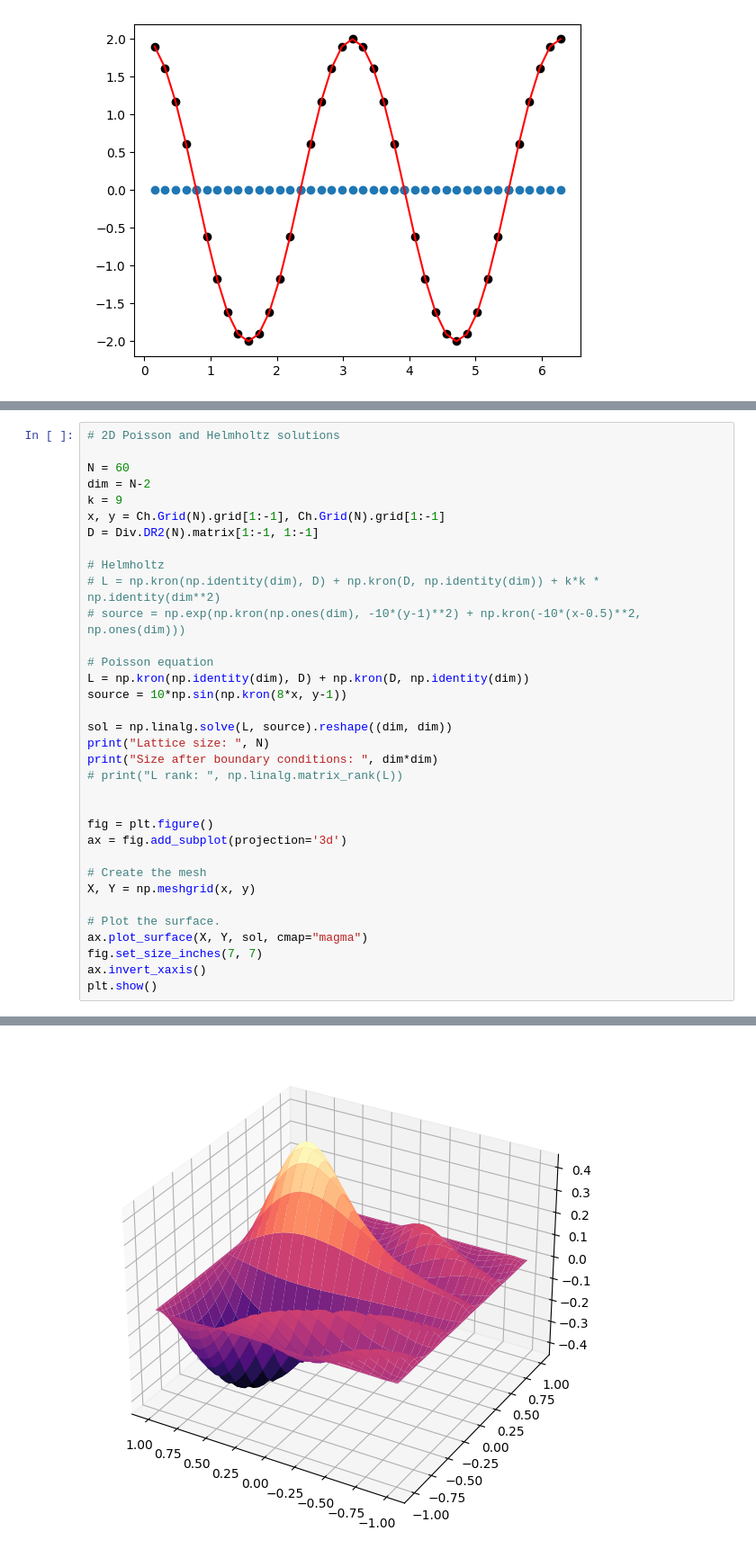
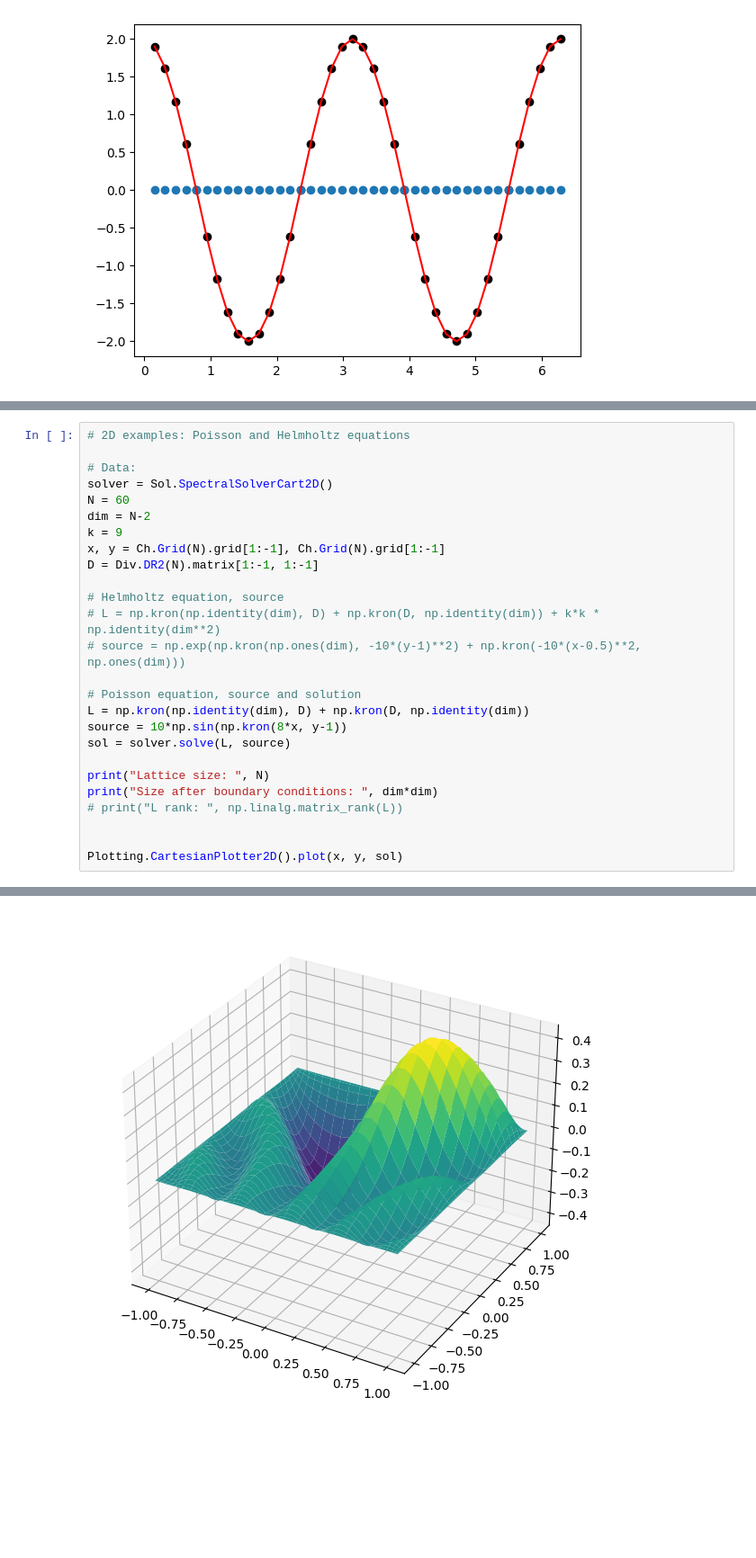
Before and after one commit to KsymenaPoradzisz/General_Relativity, a Jupyter notebook: test.ipynb, the cells around one changed output, grey strips where cells are left out. Shown at 90% size. Drawn from its saved outputs; the diff is of its cells as text; blank space fills up the shorter version.

Commit message:
Update Solver and Plotter classes

```diff
--- a/test.ipynb
+++ b/test.ipynb
@@ -144,38 +126,30 @@ Operator Rank:  570
 # %%
-# 2D Poisson and Helmholtz solutions
+# 2D examples: Poisson and Helmholtz equations
 
+# Data:
+solver = Sol.SpectralSolverCart2D()
 N = 60
 dim = N-2
 k = 9
 x, y = Ch.Grid(N).grid[1:-1], Ch.Grid(N).grid[1:-1]
 D = Div.DR2(N).matrix[1:-1, 1:-1]
 
-# Helmholtz
+# Helmholtz equation, source
 # L = np.kron(np.identity(dim), D) + np.kron(D, np.identity(dim)) + k*k * np.identity(dim**2)
 # source = np.exp(np.kron(np.ones(dim), -10*(y-1)**2) + np.kron(-10*(x-0.5)**2, np.ones(dim)))
 
-# Poisson equation
+# Poisson equation, source and solution
 L = np.kron(np.identity(dim), D) + np.kron(D, np.identity(dim))
 source = 10*np.sin(np.kron(8*x, y-1))
+sol = solver.solve(L, source)
 
-sol = np.linalg.solve(L, source).reshape((dim, dim))
 print("Lattice size: ", N)
 print("Size after boundary conditions: ", dim*dim)
 # print("L rank: ", np.linalg.matrix_rank(L))
 
 
-fig = plt.figure()
-ax = fig.add_subplot(projection='3d')
-
-# Create the mesh
-X, Y = np.meshgrid(x, y)
-
-# Plot the surface.
-ax.plot_surface(X, Y, sol, cmap="magma")
-fig.set_size_inches(7, 7)
-ax.invert_xaxis()
-plt.show()
+Plotting.CartesianPlotter2D().plot(x, y, sol)
 # %% [output]
 Lattice size:  60
 Size after boundary conditions:  3364
-[figure, old version]
+[figure, new version]
```
Also changed, not shown: parts of 3 cells of this notebook, 3 other files.
